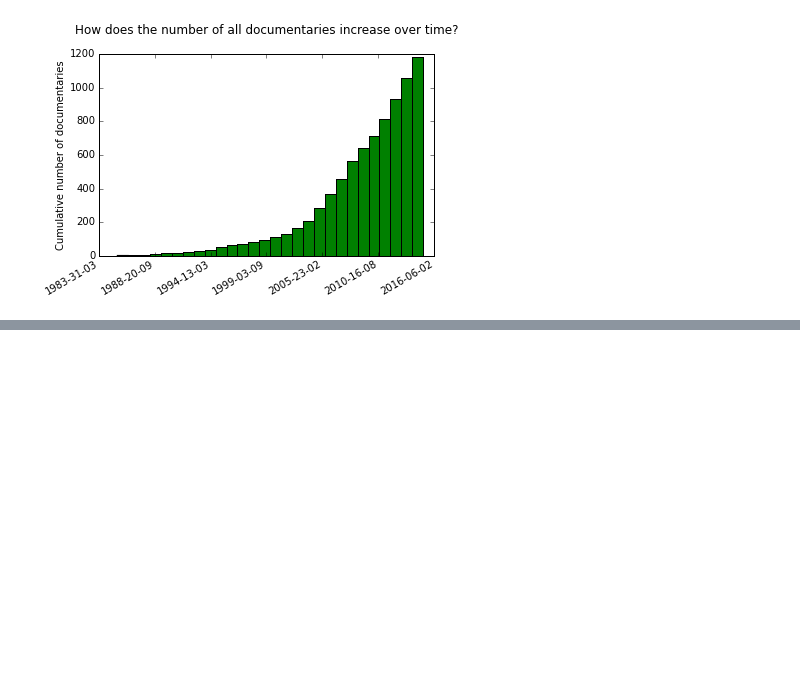
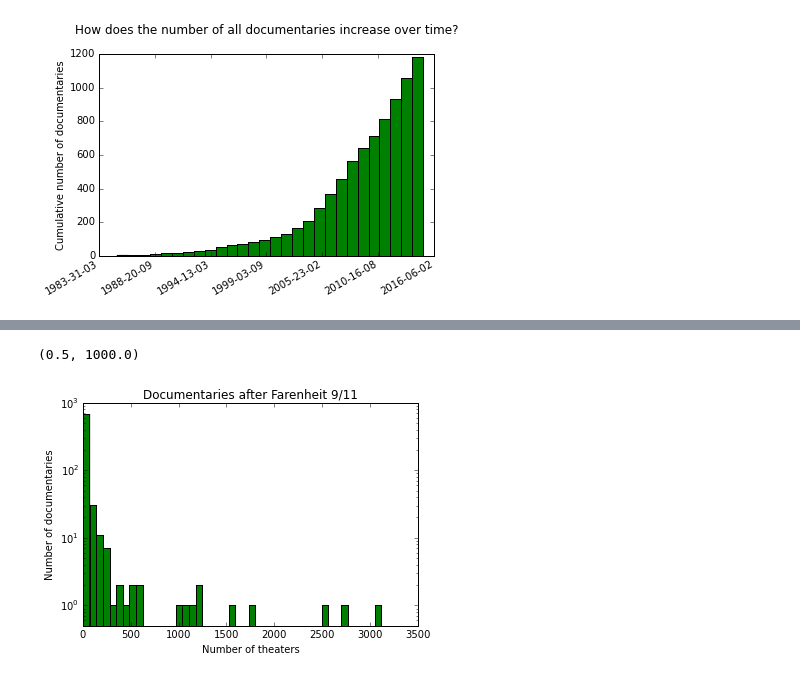
Before and after one commit to EmmanueleSalvati/ProjectLuther, a Jupyter notebook: Luther_tests.ipynb, the cells around one changed output, grey strips where cells are left out. Saved outputs shown, nothing was run; the diff lists cells and outputs as text; code cells hidden in the pictures; blank space fills up the shorter version.

```diff
--- a/Luther_tests.ipynb
+++ b/Luther_tests.ipynb
@@ -188,0 +365,11 @@ plt.savefig("/Users/es575/Metis/Projects/ProjectLuther/Cumulative_docums_bydate.
+# %%
+plt.hist(late_with_genres['TotalTheaters'], bins=45, color='g')
+plt.xlabel('Number of theaters')
+plt.ylabel('Number of documentaries')
+plt.title('Documentaries after Farenheit 9/11')
+plt.yscale('log')
+plt.xlim(xmax=3500)
+plt.ylim(ymin=0.5)
+# %% [output]
+(0.5, 1000.0)
+[figure, added]
```
Also changed, not shown: parts of 53 cells of this notebook, 10 other files.
